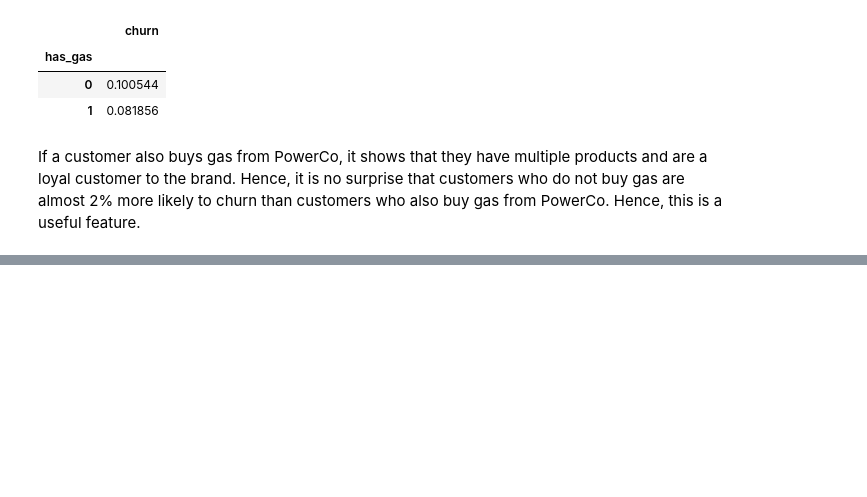
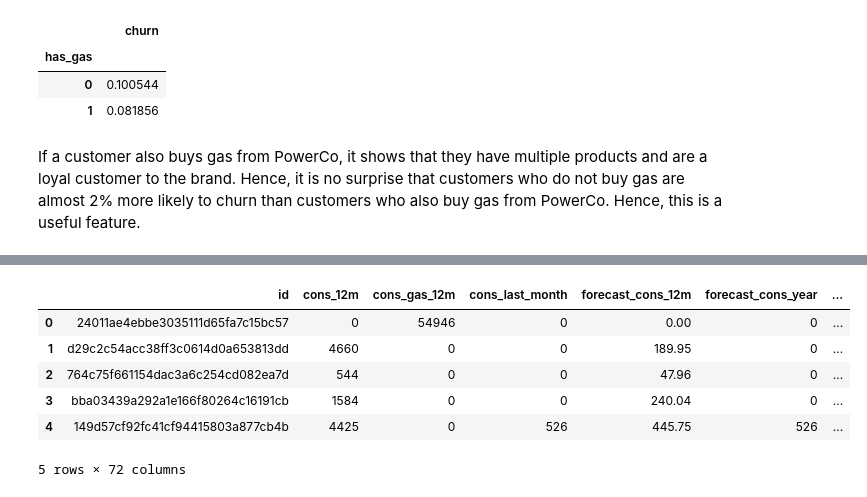
Before and after one commit to lawalsegun2025/forage_projects, a Jupyter notebook: 001_BCG_GAMMA_customer_churn_prediction/3_Feature_Engineering_and_Modelling/notebook/feature_engineering.ipynb, the cells around one changed output, grey strips where cells are left out. Cells and saved outputs as stored; diff of their text form; code cells hidden in the pictures; blank space fills up the shorter version.

Commit message:
Convert channel_sales to categorical columns

```diff
--- a/001_BCG_GAMMA_customer_churn_prediction/3_Feature_Engineering_and_Modelling/notebook/feature_engineering.ipynb
+++ b/001_BCG_GAMMA_customer_churn_prediction/3_Feature_Engineering_and_Modelling/notebook/feature_engineering.ipynb
@@ -354,0 +365,6 @@ If a customer also buys gas from PowerCo, it shows that they have multiple produ
+# %%
+# Transform into categorical type
+df['channel_sales'] = df['channel_sales'].astype('category')
+
+# Let's see how many categories are within this column
+df['channel_sales'].value_counts()
@@ -354,0 +385,12 @@ If a customer also buys gas from PowerCo, it shows that they have multiple produ
+# %%
+df = pd.get_dummies(df, columns=['channel_sales'], prefix='channel')
+df = df.drop(columns=['channel_sddiedcslfslkckwlfkdpoeeailfpeds', 'channel_epumfxlbckeskwekxbiuasklxalciiuu', 'channel_fixdbufsefwooaasfcxdxadsiekoceaa'])
+df.head()
+# %% [output]
+|  | id | cons_12m | cons_gas_12m | cons_last_month | forecast_cons_12m | forecast_cons_year | ... |
+| 0 | 24011ae4ebbe3035111d65fa7c15bc57 | 0 | 54946 | 0 | 0.00 | 0 | ... |
+| 1 | d29c2c54acc38ff3c0614d0a653813dd | 4660 | 0 | 0 | 189.95 | 0 | ... |
+| 2 | 764c75f661154dac3a6c254cd082ea7d | 544 | 0 | 0 | 47.96 | 0 | ... |
+| 3 | bba03439a292a1e166f80264c16191cb | 1584 | 0 | 0 | 240.04 | 0 | ... |
+| 4 | 149d57cf92fc41cf94415803a877cb4b | 4425 | 0 | 526 | 445.75 | 526 | ... |
+5 rows × 72 columns
```
Also changed, not shown: parts of 3 cells of this notebook.
